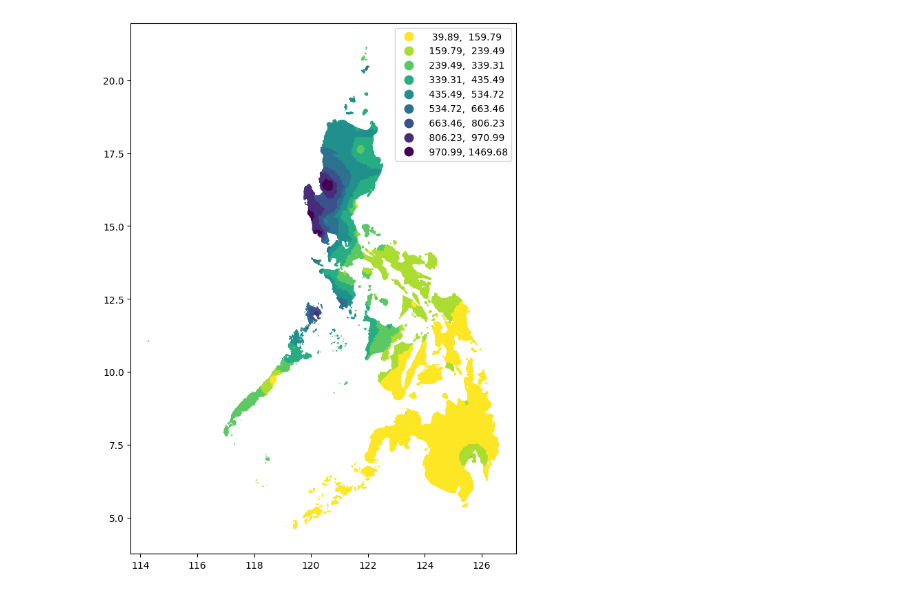
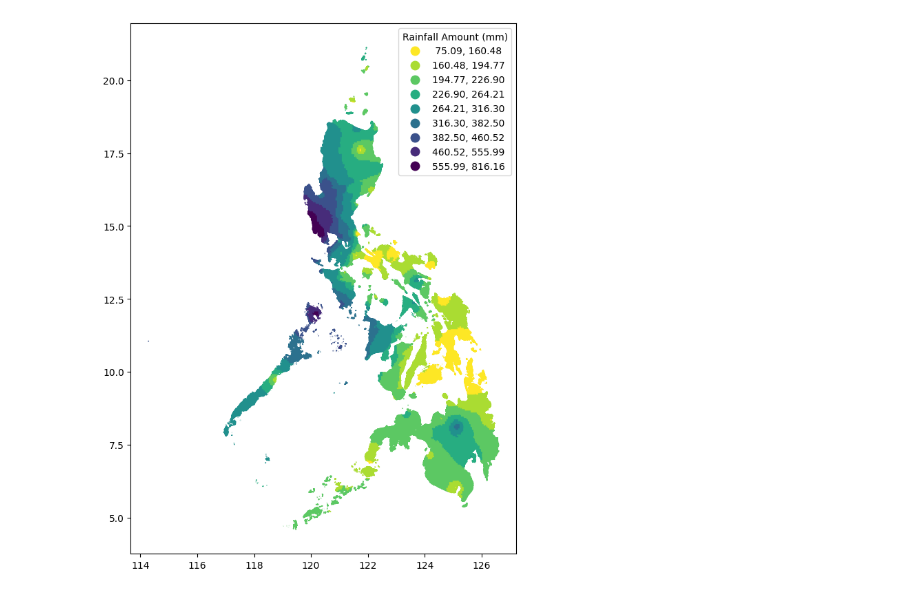
Before and after one commit to navs-svan/Philippines-Ten-Year-Rainfall, a Jupyter notebook: static-map.ipynb, the cells around one changed output. Drawn from its saved outputs; the diff is of its cells as text; code cells hidden in the pictures.

Commit message:
fixed static map legend

```diff
--- a/static-map.ipynb
+++ b/static-map.ipynb
@@ -58,7 +58,7 @@ for name in to_drop:
     grouped_df.drop(name, level='name', inplace=True)
 # %%
 year = 2019
-month = 8
+month = 7
 
 idx = pd.IndexSlice
 test_df = grouped_df.loc[idx[year, month],].groupby(by=["name"]).agg({"latitude": "first", "longitude": "first", "amount":"sum" })
@@ -95,23 +95,24 @@ model = KNeighborsRegressor(algorithm="kd_tree", n_neighbors=8, weights="distanc
 # %%
 import matplotlib.pyplot as plt
 
 intrs["longitude"] = intrs.apply(lambda row: row["geometry"].centroid.x, axis=1)
 intrs["latitude"] = intrs.apply(lambda row: row["geometry"].centroid.y, axis=1)
 
 pred = model.predict(intrs[["longitude", "latitude"]])
 
 intrs["amount"] = pd.Series(pred[:, 0])
 
 ax = intrs.plot(
             column="amount",
             scheme="Natural_Breaks",
             k=9,
             figsize=(10,10),
             legend=True,
+            legend_kwds={"title": "Rainfall Amount (mm)"},
             edgecolor="face",
             linewidth=1,
             cmap="viridis_r")
 
 plt.savefig(IMG_DIRECTORY / f"{year}-{month}-rainfall-plot.png")
 # %% [output]
-[figure, old version]
+[figure, new version]
```
Also changed, not shown: 2 other files.
